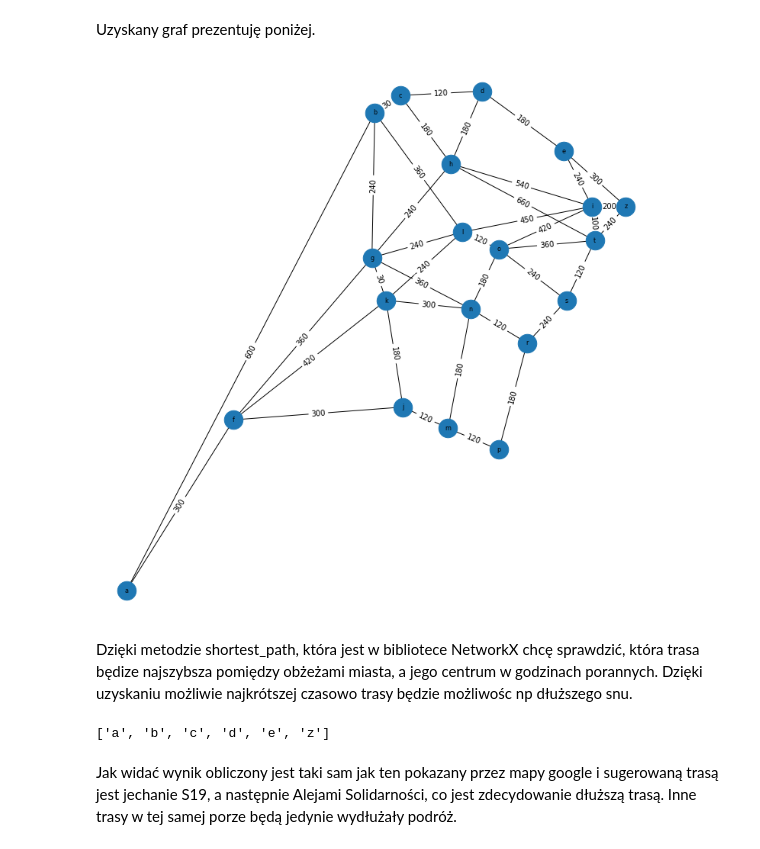
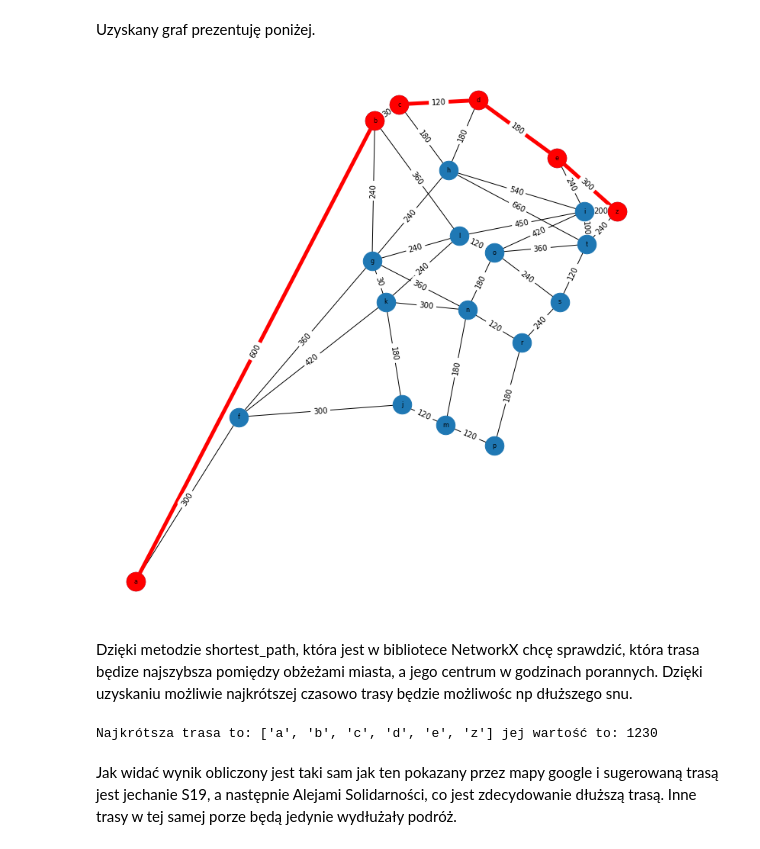
Before and after one commit to trime21/Projekty-akademickie, a Jupyter notebook: Grafy/Graf.ipynb, the cells around one changed output. Cells and saved outputs as stored; diff of their text form; code cells hidden in the pictures.

```diff
--- a/Grafy/Graf.ipynb
+++ b/Grafy/Graf.ipynb
@@ -38,8 +38,16 @@ Aby rozwiązać problem użyję metody shortest_path, która jest w  bibliotece
 
 import networkx as nx
 import matplotlib.pyplot as plt
+import csv
+import pandas as pd
+import numpy
 
 # # przygotowywanie pustego grafu
 G = nx.Graph()
+
+#importuje pliki z danymi
+edges = pd.read_csv('edges.csv', sep=';')
+
+nodes = pd.read_csv('nodes.csv', sep=';')
 # %% [markdown]
 Następnym krokiem jest ustawienie krawędzi między punktami oraz ich wartości oznaczającej czas podany w sekundach na podstawie danych z google maps o godzinie 7:30.
@@ -109,21 +54,42 @@ positions = dict(a=(0, 0), b=(440, 560), c=(485, 580), d=(630, 585), e=(775, 515
+# %%
+#ustawienie połączeń między węzłami i ich wag
+G = nx.from_pandas_edgelist(edges, 'node1', 'node2', 'weight')
+
+#ustawienie pozycji węzłów
+positions = {x[0]: x[1:] for x in nodes.itertuples(index=False)}
 # %% [markdown]
 Uzyskany graf prezentuję poniżej.
 # %%
 plt.figure(figsize=(10,10))
+#określenie najkrótszej drogi
+path = nx.shortest_path(G,"a", "z", weight="weight")
+
+#narysowanie grafu
 nx.draw(G, positions, with_labels=True, node_size=600, font_size=8)
 
+#ustawienie etykiet na krawędziach grafów
 edge_labels = nx.get_edge_attributes(G,'weight')
 nx.draw_networkx_edge_labels(G, positions, edge_labels=edge_labels)
+
+#zaznaczenie krawędzi najkrótszej trasy
+path_edges = zip(path,path[1:])
+path_edges = set(path_edges)
+nx.draw_networkx_edges(G, positions, edgelist=path_edges,edge_color='r', width=5)
+
+#zaznaczenie węzłów w najkrótszej trasie
+nx.draw_networkx_nodes(G, positions, nodelist=path, node_color='r', node_size=600)
+
 plt.show()
 # %% [output]
-[figure, old version]
+[figure, new version]
 # %% [markdown]
 Dzięki metodzie shortest_path, która jest w bibliotece NetworkX chcę sprawdzić, która trasa będize najszybsza pomiędzy obżeżami miasta, a jego centrum w godzinach porannych. Dzięki uzyskaniu możliwie najkrótszej czasowo trasy będzie możliwośc np dłuższego snu.
 # %%
 # użycie metody shortest_path
-nx.shortest_path(G, 'a', 'z', weight='weight')
+print("Najkrótsza trasa to:", path,
+      "jej wartość to:",nx.shortest_path_length(G, 'a', 'z', weight='weight'))
 # %% [output]
-['a', 'b', 'c', 'd', 'e', 'z']
+Najkrótsza trasa to: ['a', 'b', 'c', 'd', 'e', 'z'] jej wartość to: 1230
 # %% [markdown]
 Jak widać wynik obliczony jest taki sam jak ten pokazany przez mapy google i sugerowaną trasą jest jechanie S19, a następnie Alejami Solidarności, co jest zdecydowanie dłuższą trasą. Inne trasy w tej samej porze będą jedynie wydłużały podróż.
 # %% [markdown]
```
Also changed, not shown: parts of 1 cell of this notebook, 2 other files.
